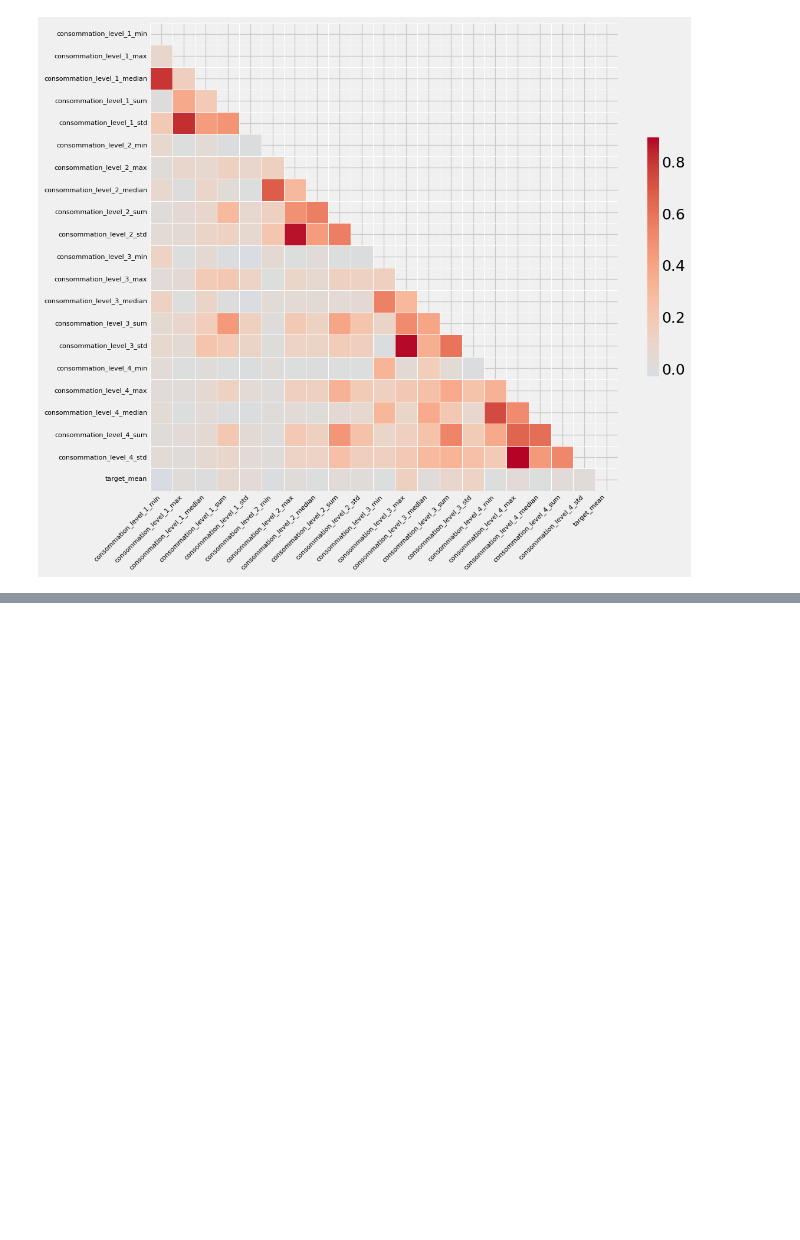
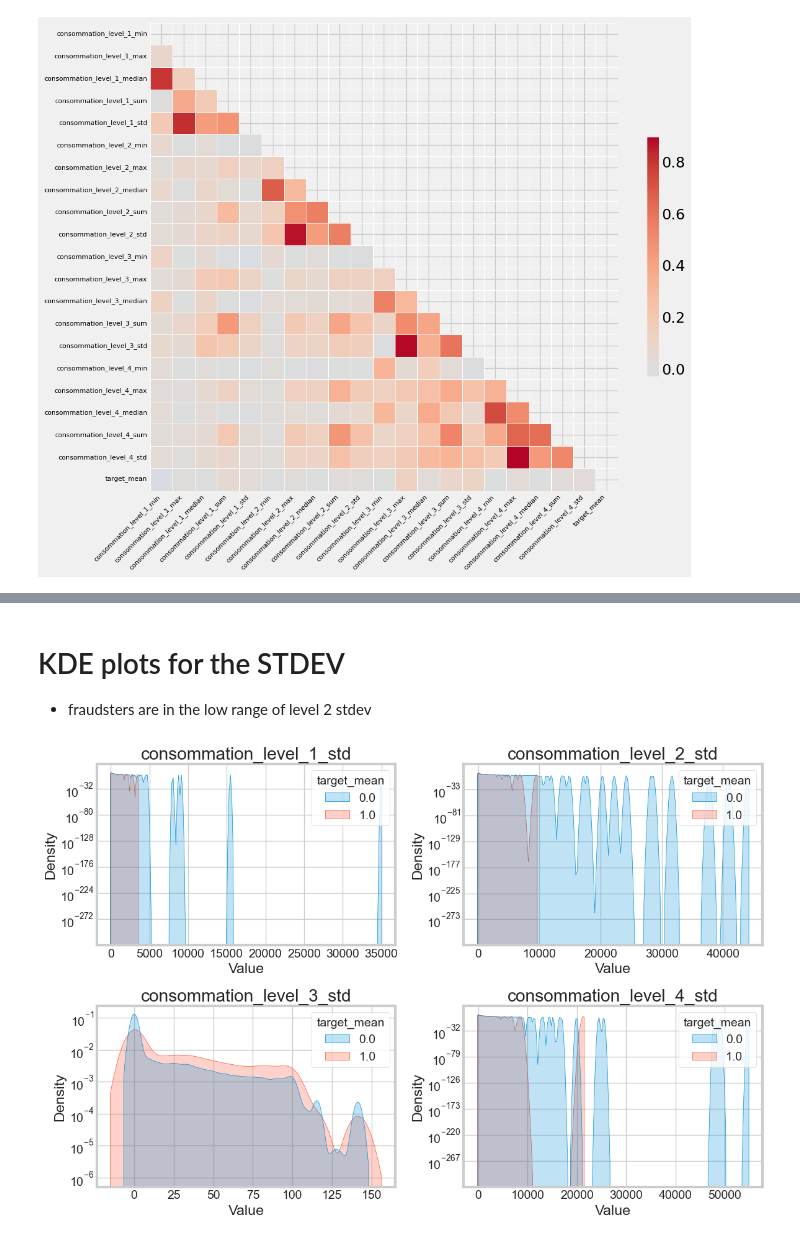
Before and after one commit to xMax991/ds-fraud-detection, a Jupyter notebook: feature_engineering_consumption_level.ipynb, the cells around one changed output, grey strips where cells are left out. Cells and saved outputs as stored; diff of their text form; code cells hidden in the pictures; blank space fills up the shorter version.

```diff
--- a/feature_engineering_consumption_level.ipynb
+++ b/feature_engineering_consumption_level.ipynb
@@ -169,0 +275,23 @@ sns.scatterplot(x=aggregated['consommation_level_3_max'], y=aggregated['client_i
+# %% [markdown]
+# KDE plots for the STDEV
+
+* fraudsters are in the low range of level 2 stdev
+# %%
+cols_std = ['consommation_level_1_std', 'consommation_level_2_std',
+        'consommation_level_3_std', 'consommation_level_4_std']
+
+
+fig, axes = plt.subplots(2, 2, figsize=(12, 8))  # 2x2 grid
+axes = axes.flatten()  # to iterate easily
+
+for i, col in enumerate(cols_std):
+    sns.kdeplot(data=aggregated, x=col, ax=axes[i], fill=True, common_norm=False, hue='target_mean')
+    axes[i].set_title(col)
+    axes[i].set_xlabel("Value")
+    axes[i].set_ylabel("Density")
+    axes[i].set_yscale('log')
+
+plt.tight_layout()
+plt.show()
+# %% [output]
+[figure, added]
```
Also changed, not shown: parts of 76 cells of this notebook, 2 other files.
